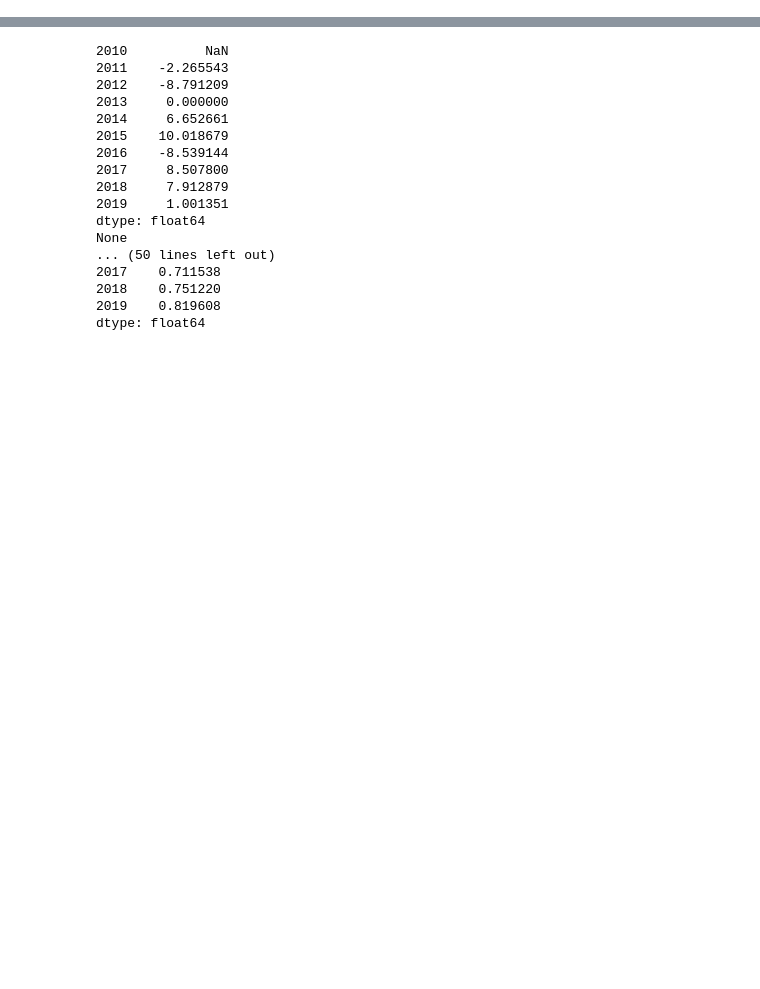
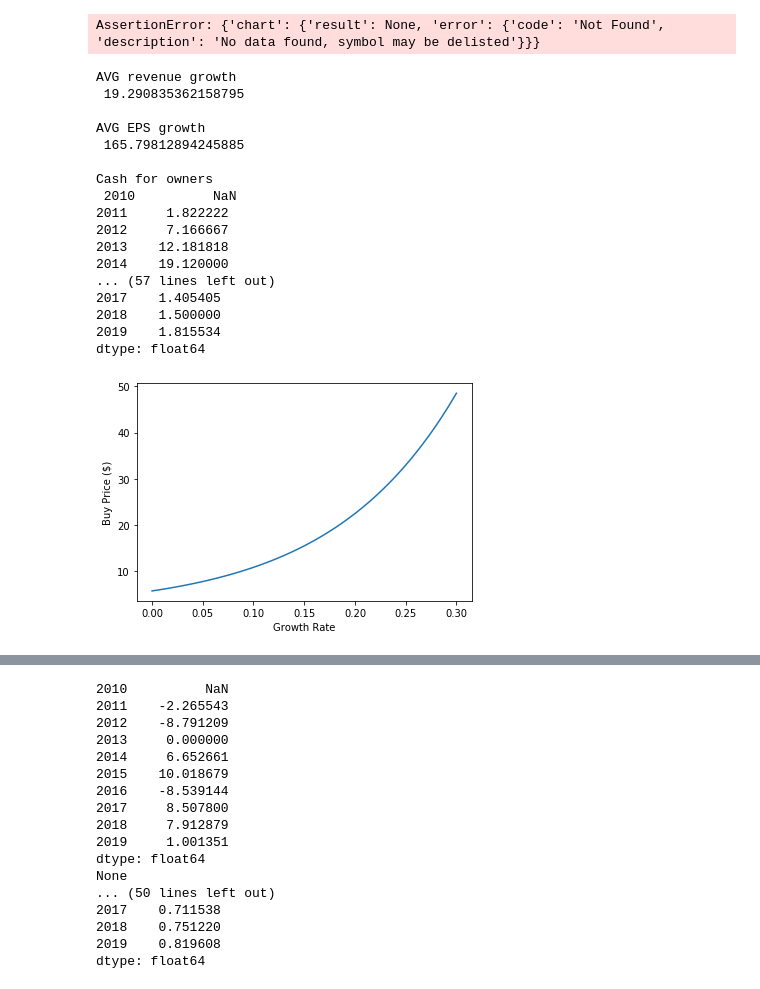
Before and after one commit to zloff/stock-analysis, a Jupyter notebook: Stock analysis project breakdown steps.ipynb, the cells around one changed output, grey strips where cells are left out. Saved outputs shown, nothing was run; the diff lists cells and outputs as text; code cells hidden in the pictures; blank space fills up the shorter version.

```diff
--- a/Stock analysis project breakdown steps.ipynb
+++ b/Stock analysis project breakdown steps.ipynb
@@ -97,3 +93,55 @@ class Company:
         plt.plot(growth_rate_array, buy_price_array)
         plt.xlabel('Growth Rate')
         plt.ylabel('Buy Price ($)')
+# %%
+def stock_analysis_output(company_instance, max_growth_rate):
+    company_instance.plot_growth_rate_vs_buy_price(max_growth_rate)
+    print("AVG revenue growth\n",
+    company_instance.get_avg_revenue_growth(),
+    "\n\nAVG EPS growth\n",
+    company_instance.eps_growth(),
+    "\n\nCash for owners\n",
+    company_instance.get_cash_for_owners(),
+    "\n\nAVG cash growth\n",
+    company_instance.get_avg_owners_cash_growth(),
+    "\n\nROIC\n",
+    company_instance.get_roic(),
+    "\n\nP/E\n",
+    company_instance.price_to_eps(),
+    "\n\nDebt to equity\n",
+    company_instance.get_debt_to_equity(),
+    "\n\nCurrent ratio - assets to liabilities\n",
+    company_instance.get_current_ratio(),
+    "\n\nCurrent stock price:\n",
+    si.get_live_price("company_instance"))
+# %%
+a2m_data = pd.read_csv('a2m.csv', index_col=0)
+a2m_data = a2m_data.transpose()
+a2m = Company(a2m_data)
+stock_analysis_output(a2m, 0.30)
+# %% [output]
+AssertionError: {'chart': {'result': None, 'error': {'code': 'Not Found', 'description': 'No data found, symbol may be delisted'}}}
+# %%
+alu_data = pd.read_csv('alu.csv', index_col=0)
+alu_data = alu_data.transpose()
+alu = Company(alu_data)
+stock_analysis_output(alu, 0.30)
+# %% [output]
+AVG revenue growth
+ 19.290835362158795
+
+AVG EPS growth
+ 165.79812894245885
+
+Cash for owners
+ 2010          NaN
+2011     1.822222
+2012     7.166667
+2013    12.181818
+2014    19.120000
+... (57 lines left out)
+2017    1.405405
+2018    1.500000
+2019    1.815534
+dtype: float64
+[figure, added]
```
Also changed, not shown: parts of 17 cells of this notebook.
